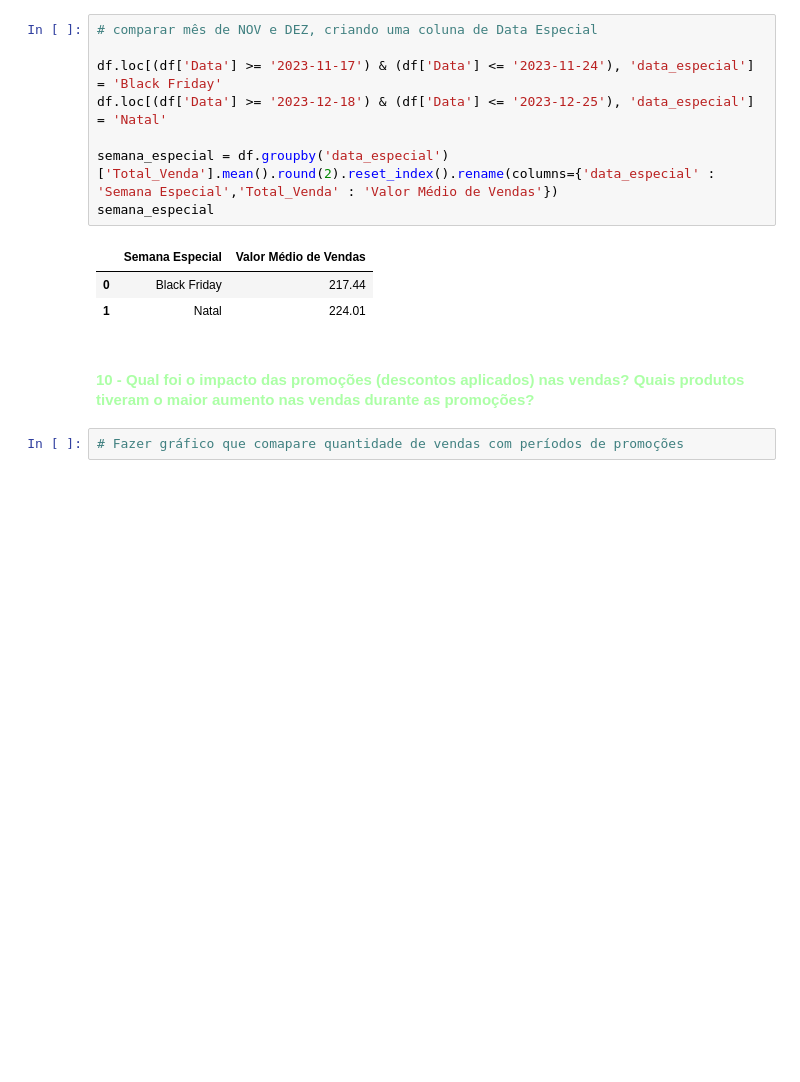
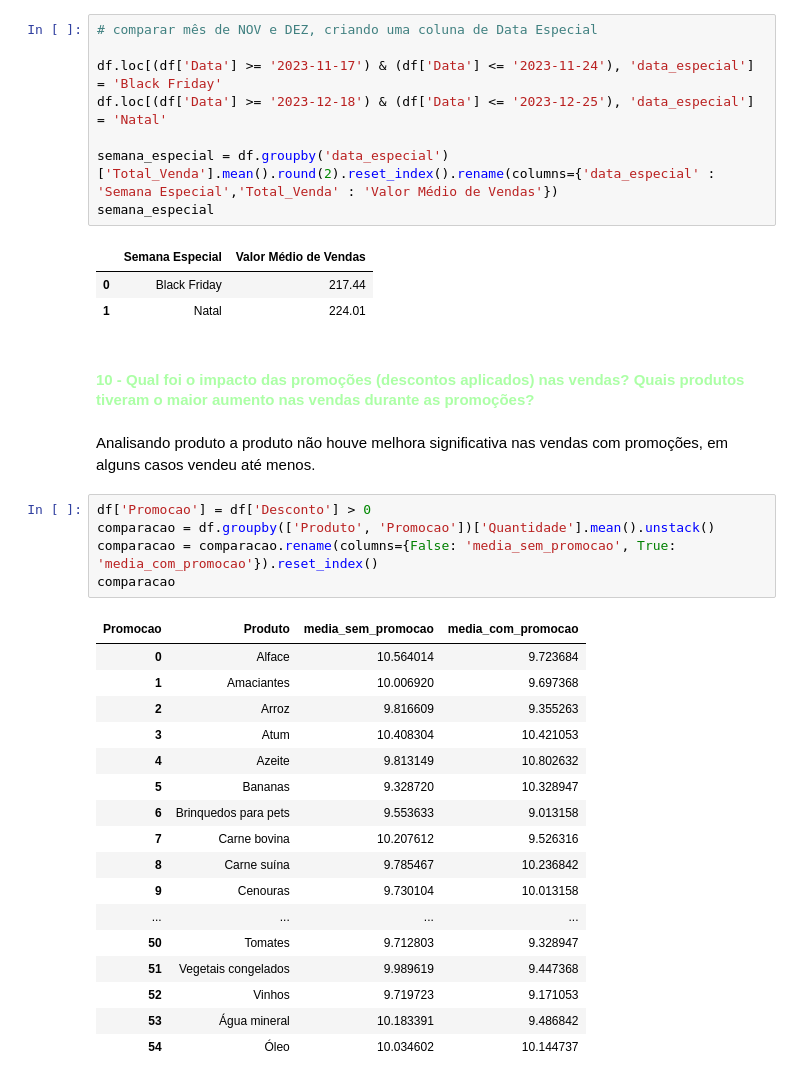
Before and after one commit to flavio1401/projeto_ada_modulo_3, a Jupyter notebook: projeto_final_flavio_garcia_torres.ipynb, the cells around one changed output. Saved outputs shown, nothing was run; the diff lists cells and outputs as text; blank space fills up the shorter version.

```diff
--- a/projeto_final_flavio_garcia_torres.ipynb
+++ b/projeto_final_flavio_garcia_torres.ipynb
@@ -462,5 +400,28 @@ semana_especial
 | 1 | Natal | 224.01 |
 # %% [markdown]
 #### <span style="color: #acffa6;"><b>10 - Qual foi o impacto das promoções (descontos aplicados) nas vendas? Quais produtos tiveram o maior aumento nas vendas durante as promoções?</b></span>
+# %% [markdown]
+Analisando produto a produto não houve melhora significativa nas vendas com promoções, em alguns casos vendeu até menos.
 # %%
-# Fazer gráfico que comapare quantidade de vendas com períodos de promoções
+df['Promocao'] = df['Desconto'] > 0
+comparacao = df.groupby(['Produto', 'Promocao'])['Quantidade'].mean().unstack()
+comparacao = comparacao.rename(columns={False: 'media_sem_promocao', True: 'media_com_promocao'}).reset_index()
+comparacao
+# %% [output]
+| Promocao | Produto | media_sem_promocao | media_com_promocao |
+| 0 | Alface | 10.564014 | 9.723684 |
+| 1 | Amaciantes | 10.006920 | 9.697368 |
+| 2 | Arroz | 9.816609 | 9.355263 |
+| 3 | Atum | 10.408304 | 10.421053 |
+| 4 | Azeite | 9.813149 | 10.802632 |
+| 5 | Bananas | 9.328720 | 10.328947 |
+| 6 | Brinquedos para pets | 9.553633 | 9.013158 |
+| 7 | Carne bovina | 10.207612 | 9.526316 |
+| 8 | Carne suína | 9.785467 | 10.236842 |
+| 9 | Cenouras | 9.730104 | 10.013158 |
+| ... | ... | ... | ... |
+| 50 | Tomates | 9.712803 | 9.328947 |
+| 51 | Vegetais congelados | 9.989619 | 9.447368 |
+| 52 | Vinhos | 9.719723 | 9.171053 |
+| 53 | Água mineral | 10.183391 | 9.486842 |
+| 54 | Óleo | 10.034602 | 10.144737 |
```
Also changed, not shown: parts of 14 cells of this notebook.
